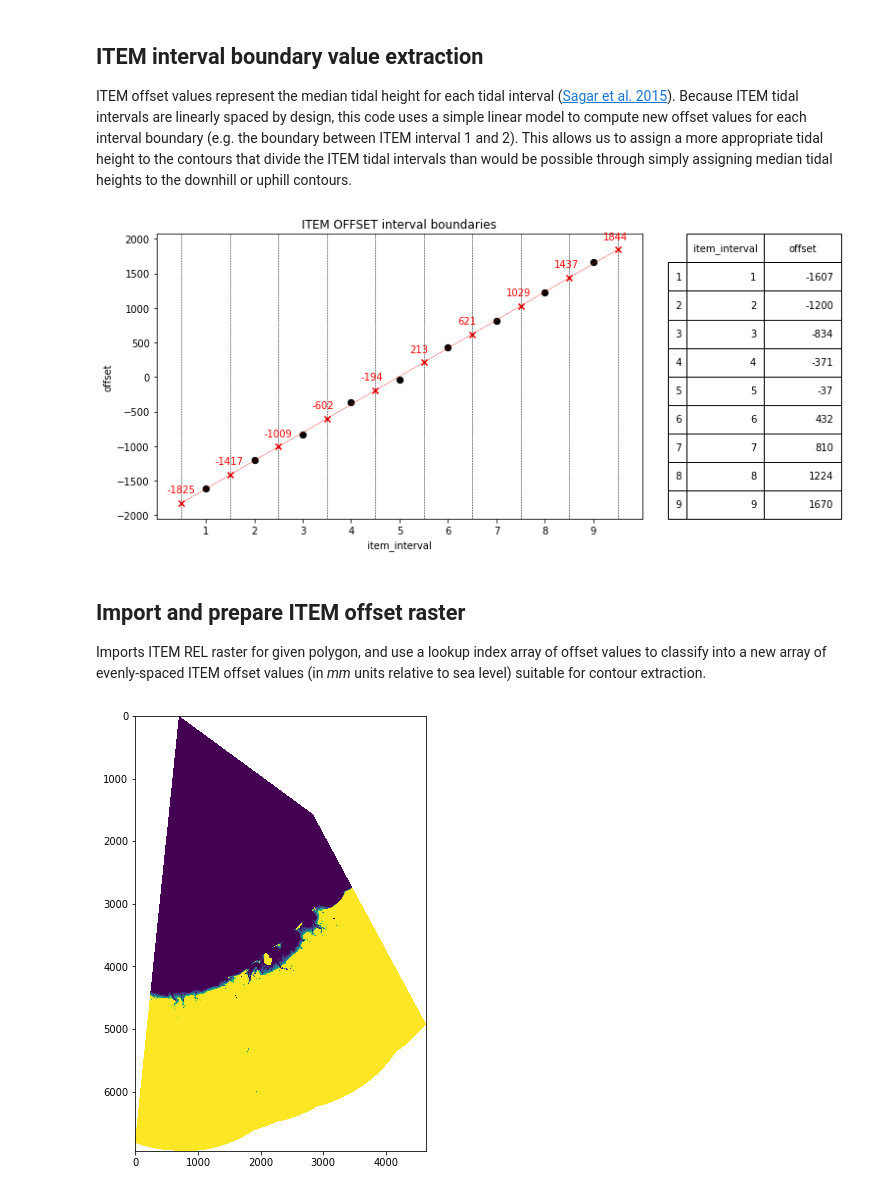
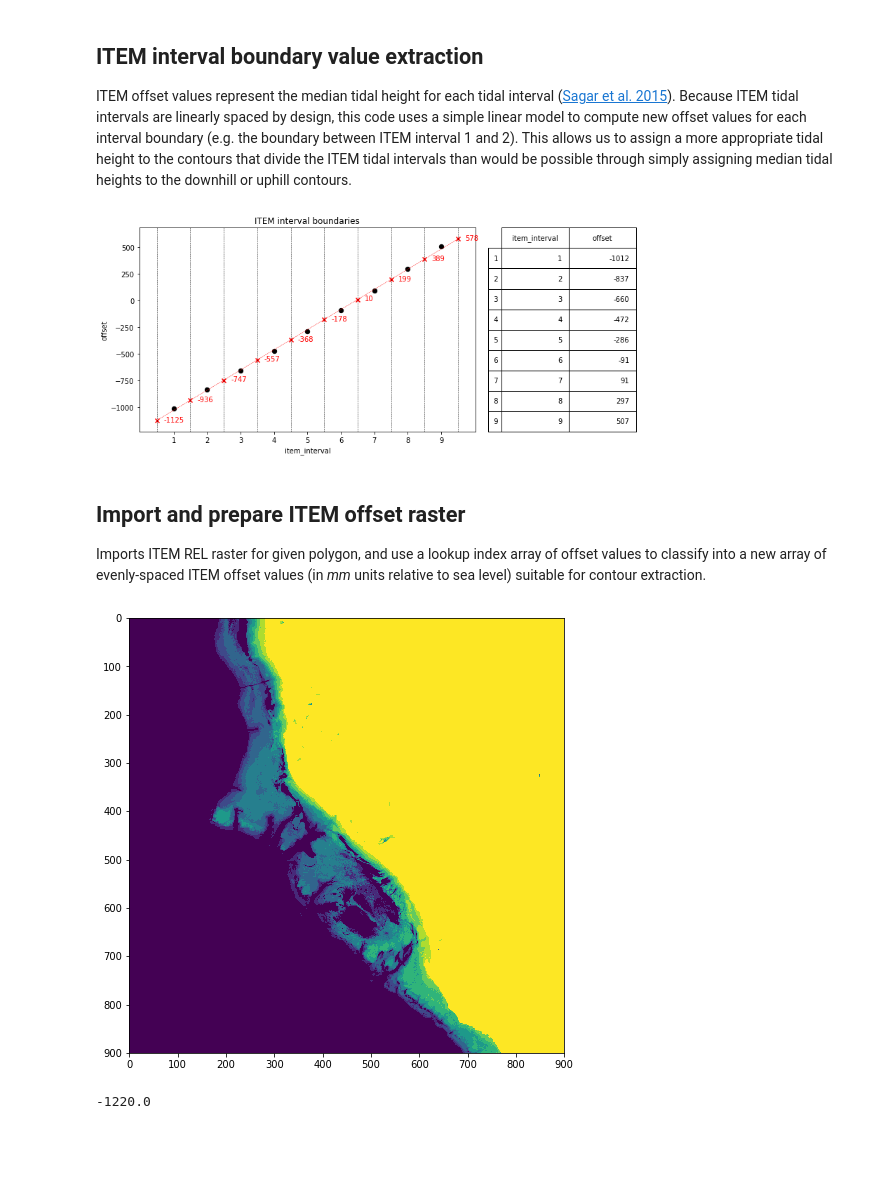
Before and after one commit to robbibt/nidem_visualisations, a Jupyter notebook: NIDEM_generation.ipynb, the cells around one changed output. Cells and saved outputs as stored; diff of their text form; code cells hidden in the pictures; blank space fills up the shorter version.

```diff
--- a/NIDEM_generation.ipynb
+++ b/NIDEM_generation.ipynb
@@ -84,14 +54,15 @@ item_conf_path = '/g/data2/v10/ITEM/conf_products'
 gbr30_raster = '/g/data/r78/rt1527/datasets/GBR30/02_ESRI_Raster/gbr30_ALL/gbr30_all'
 ausbath09_raster = '/g/data/r78/rt1527/datasets/ausbath_09/ausbath_09_v4'
 srtm30_raster = '/g/data/rr1/Elevation/1secSRTM_DEMs_v1.0/DEM/Mosaic/dem1sv1_0'
+manually_included_shp = 'scratch/manual_mask.shp'
 
 # Set ITEM polygon for analysis
-polygon_ID = 135
+polygon_ID = 96
 # Issues with # 18, 131, 162, 172, 204, 220, 226, 238, 240, 301
 
 # Zoom-in for plots (has no effect on analysis but allows you to plot a zoomed-in subset)
 plotting_subset = np.index_exp[:, :]
-# plotting_subset = np.index_exp[900: 1900, 1200:2200]
+plotting_subset = np.index_exp[3050: 3950, 2250:3150]
 
 # Print run details
 print('Processing polygon {} from {}'.format(polygon_ID, item_offset_path))
@@ -103,46 +74,46 @@ ITEM offset values represent the median tidal height for each tidal interval ([S
 # %%
 # Import ITEM offset values for each ITEM tidal interval
 item_offsets = np.loadtxt('{}/elevation.txt'.format(item_offset_path), delimiter = ',', dtype = 'str')
 item_offsets = {int(key):[int(val) for val in value.split(" ")] for (key, value) in item_offsets}
 interval_offsets = item_offsets[polygon_ID]
 
 # Create dataframe of offset values by ITEM interval
 interval_offsets_df = pd.DataFrame({'item_interval': range(1,10), 'offset': interval_offsets})
 
 # Compute linear model and calculate ITEM offsets at the boundary of each ITEM interval
 # (ensures that extracted contours are placed precisely on the boundary of ITEM intervals)
 m, b = np.polyfit(interval_offsets_df['item_interval'], interval_offsets_df['offset'], 1)
 interval_boundaries = np.arange(0.5, 10.5, 1.0)
 contour_offsets = (m * interval_boundaries + b).astype(int)
 
 # Compute ITEM offset interval used to fill lowest class of ITEM relative layer
 # (not used for interpolation, but ensures lowest contour is placed exactly on interval boundary)
 interval_zero = (m * 0 + b).astype(int)
 
 # Plot output
-fig, ax = plt.subplots(figsize = (8, 5))
-interval_offsets_df.plot(kind = "scatter", x = "item_interval", y = "offset", s = 40,
-                         color = "black", xticks=interval_offsets_df['item_interval'], ax = ax)
-ax.scatter(interval_boundaries, contour_offsets, color = 'red', marker = "x")
-ax.plot(interval_boundaries, contour_offsets, color = 'red', linestyle = '--', lw = 0.5)
+fig, (ax1, ax2) = plt.subplots(ncols=2, figsize=(15, 5))
+interval_offsets_df.plot(kind='scatter', x='item_interval', y='offset', s = 40,
+                         color='black', xticks=interval_offsets_df['item_interval'], ax=ax1)
+ax1.scatter(interval_boundaries, contour_offsets, color='red', marker='x')
+ax1.plot(interval_boundaries, contour_offsets, color='red', linestyle='--', lw=0.5)
 for xc in interval_boundaries:
-    plt.axvline(x = xc, color = 'k', linestyle = '--', lw = 0.5)
+    ax1.axvline(x=xc, color='k', linestyle='--', lw=0.5)
 for i, txt in enumerate(contour_offsets):
-    ax.annotate(txt, (interval_boundaries[i] - 0.3, contour_offsets[i] + 150), color = "red")
-plt.title("ITEM OFFSET interval boundaries")
-plt.tight_layout()
+    ax1.annotate(txt, xy=(interval_boundaries[i], contour_offsets[i]),
+                 xytext=(10, -2), textcoords='offset points', color='red')
+ax1.set_title('ITEM interval boundaries')
+fig.tight_layout()
 
 # Display table of offset values for each interval
-ax2 = fig.add_subplot(122)
 ax2.axis('off')
 table = ax2.table(cellText = interval_offsets_df.values,
-                  rowLabels = ["  {} ".format(i) for i in interval_offsets_df.item_interval],
+                  rowLabels = ['  {} '.format(i) for i in interval_offsets_df.item_interval],
                   colLabels = interval_offsets_df.columns,
-                  bbox = [1.2, 0, 0.7, 1])
+                  bbox = [0, 0, 0.4, 1])
 table.auto_set_font_size(False)
 table.set_fontsize(10)
 # %% [output]
-[figure, old version]
+[figure, new version]
 # %% [markdown]
 ## Import and prepare ITEM offset raster
 Imports ITEM REL raster for given polygon, and use a lookup index array of offset values to classify into a new array of evenly-spaced ITEM offset values (in *mm* units relative to sea level) suitable for contour extraction.
@@ -156,23 +127,34 @@ prj = item_ds.GetProjection()
 geotrans = item_ds.GetGeoTransform()
 upleft_x, x_size, x_rotation, upleft_y, y_rotation, y_size = geotrans
 
-# Temporarily assign nodata -6666 values to new class 10 prior to lookup classification
+# Assign nodata -6666 values to new class 10 prior to lookup classification
 item_array[item_array == -6666] = 10
 
 # Create lookup index array, and index by ITEM relative layer to classify into offset values
 # (this method should be resilient to ITEM layers with fewer than 9 classes)
-test_lut = np.array([interval_zero] + interval_offsets + [np.nan])
-offset_array = test_lut[item_array]
+lookup_index = np.array([interval_zero] + interval_offsets + [np.nan])
+offset_array = lookup_index[item_array]
 
-# Dilate data area of array by two pixels to eliminate NA contours on tile edges
-# (this only affects pixels directly on the boundary of two polygon arrays)
-dilated_array = nd.morphology.binary_dilation(~np.isnan(offset_array),  iterations = 2)
-offset_array = fill(offset_array)
-offset_array[~dilated_array] = np.nan
+# Contours generated by `skimage.measure.find_contours` stop before the edge of nodata pixels. To prevent
+# gaps from occurring between adjacent NIDEM tiles, the following steps 'fill' pixels directly on the boundary
+# of two NIDEM tiles with the value of the nearest pixel with data. First, identify areas to be filled by dilating
+# non-NaN pixels by two pixels (i.e. ensuring vertical, horizontal and diagonally adjacent pixels are filled):
+dilated_mask = nd.morphology.binary_dilation(~np.isnan(offset_array), iterations=2)
+
+# For every pixel, identify the indices of the nearest pixel with data (i.e. data pixels will return their own
+# indices; nodata pixels will return the indices of the nearest data pixel). This output can be used to index back
+# into the original array, returning a new array where data pixels remain the same, but every nodata pixel isn
+# filled with the value of the nearest data pixel:
+nearest_inds = nd.distance_transform_edt(input=np.isnan(offset_array), return_distances=False, return_indices=True)
+offset_array = offset_array[tuple(nearest_inds)]
+
+# Since we only want to fill pixels on the boundary of NIDEM tiles, set pixels outside the dilated area back to NaN:
+offset_array[~dilated_mask] = np.nan
 
 # Plot original data
 plt.figure(figsize = (8, 8))
 plt.imshow(offset_array[plotting_subset])
 plt.show()
 # %% [output]
-[figure, old version]
+[figure, new version]
+-1220.0
```
Also changed, not shown: parts of 13 cells of this notebook, 5 other files.
